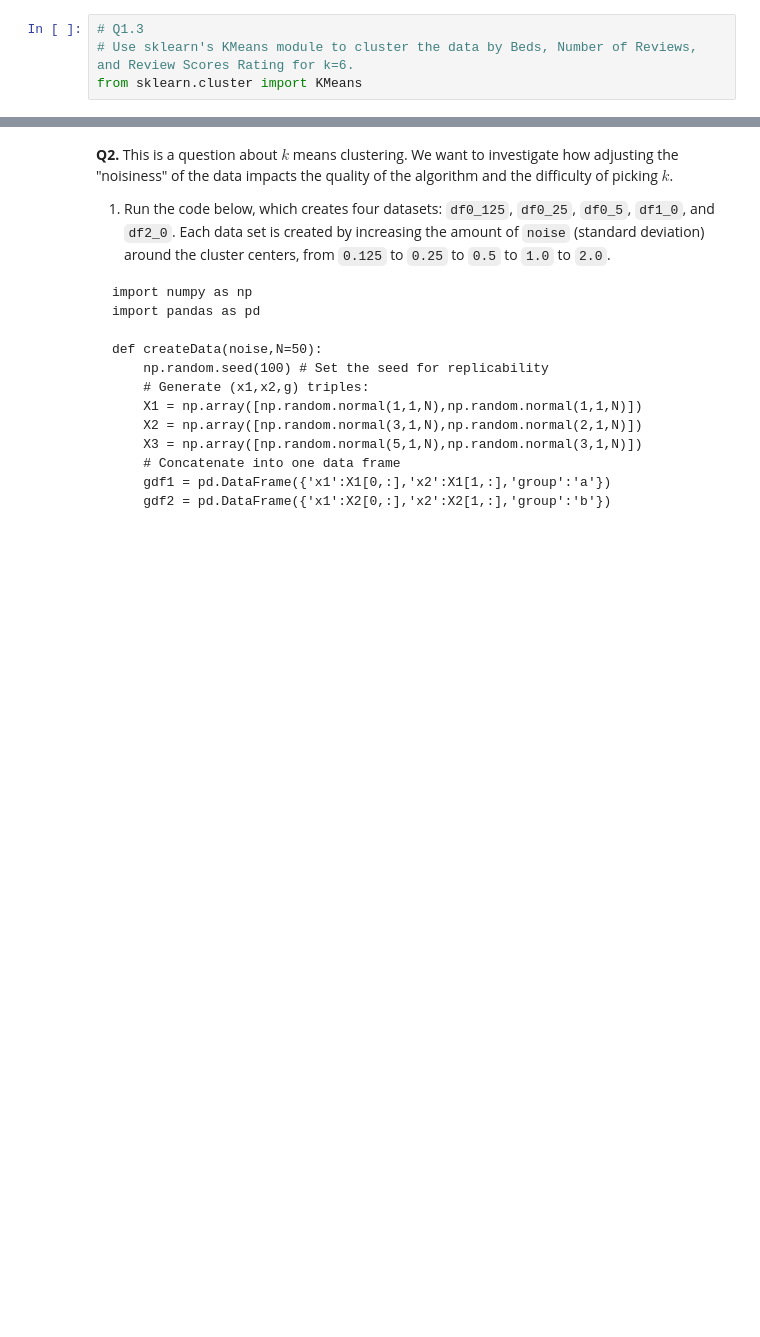
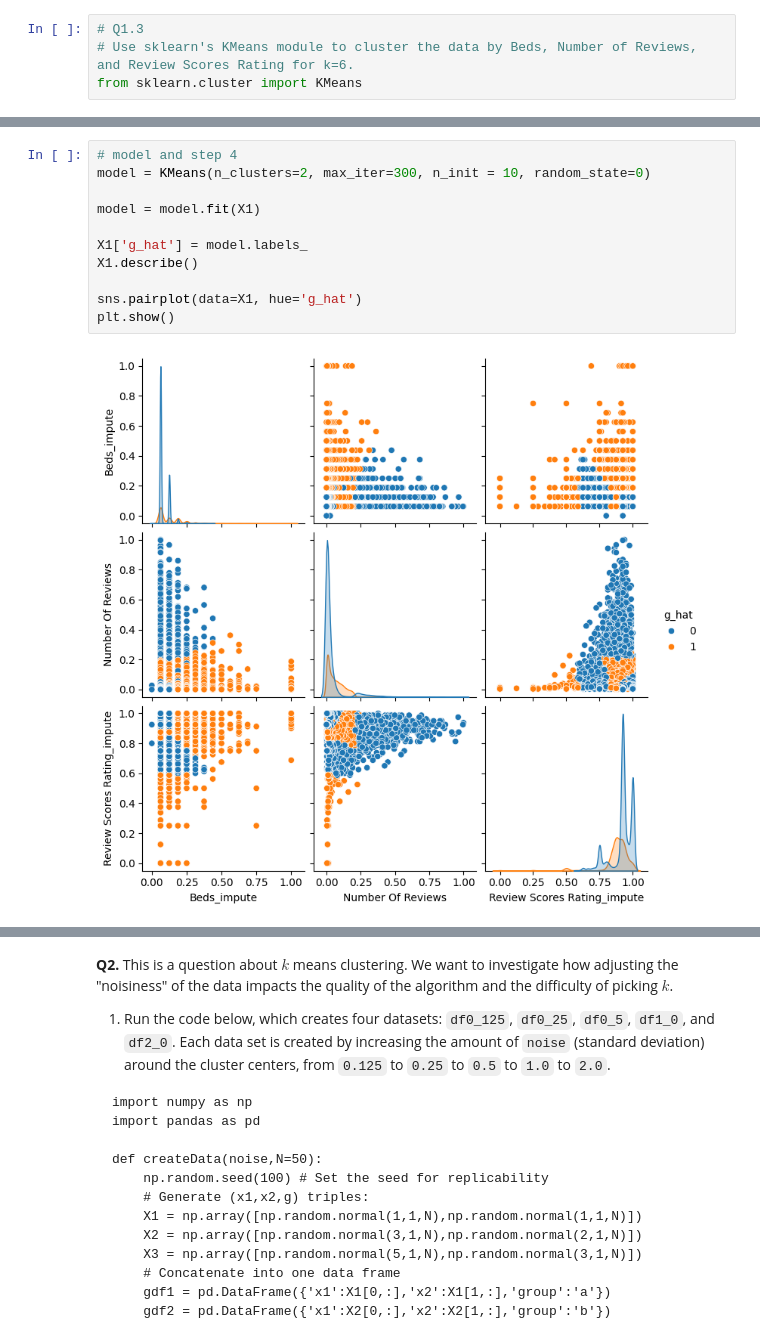
Before and after one commit to vnewsome/kmc, a Jupyter notebook: assignment_kmc.ipynb, the cells around one changed output, grey strips where cells are left out. Cells and saved outputs as stored; diff of their text form; blank space fills up the shorter version.

```diff
--- a/assignment_kmc.ipynb
+++ b/assignment_kmc.ipynb
@@ -180,0 +195,13 @@ X.groupby('g_hat').describe()
+# %%
+# model and step 4
+model = KMeans(n_clusters=2, max_iter=300, n_init = 10, random_state=0)
+
+model = model.fit(X1)
+
+X1['g_hat'] = model.labels_
+X1.describe()
+
+sns.pairplot(data=X1, hue='g_hat')
+plt.show()
+# %% [output]
+[figure, added]
```
Also changed, not shown: parts of 7 cells of this notebook.
